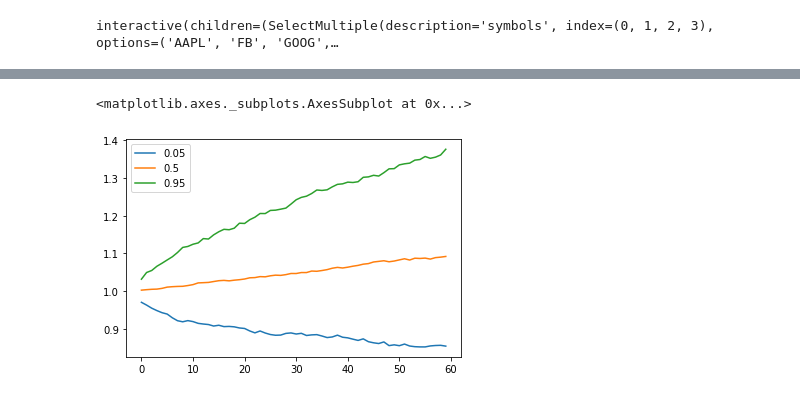
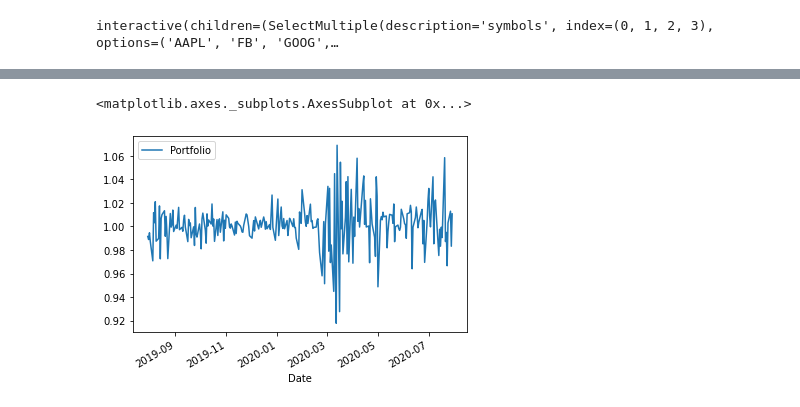
Before and after one commit to Luumo/financial-investment-tools, a Jupyter notebook: main.ipynb, the cells around one changed output, grey strips where cells are left out. Saved outputs shown, nothing was run; the diff lists cells and outputs as text; code cells hidden in the pictures.

```diff
--- a/main.ipynb
+++ b/main.ipynb
@@ -282,5 +172,5 @@ simulated.plot(legend=False, linewidth=1, alpha=0.1, color='blue')
-# %%
-simulated.quantile([0.05, 0.50, 0.95], axis=1).T.plot()
-# %% [output]
-<matplotlib.axes._subplots.AxesSubplot at 0x...>
-[figure, removed]
+# %%
+prf_pct.plot()
+# %% [output]
+<matplotlib.axes._subplots.AxesSubplot at 0x...>
+[figure, added]
```
Also changed, not shown: parts of 19 cells of this notebook.
